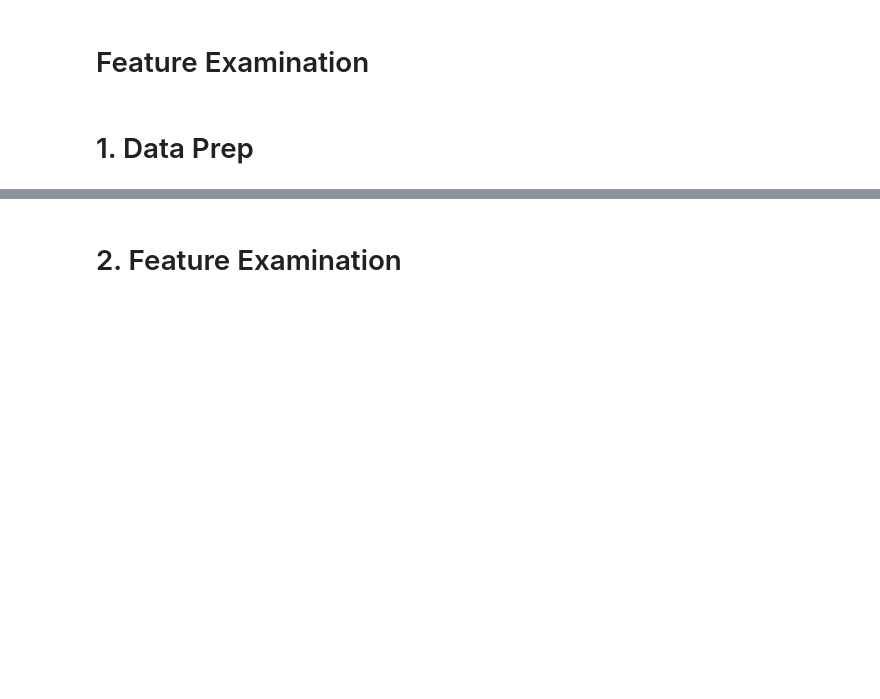
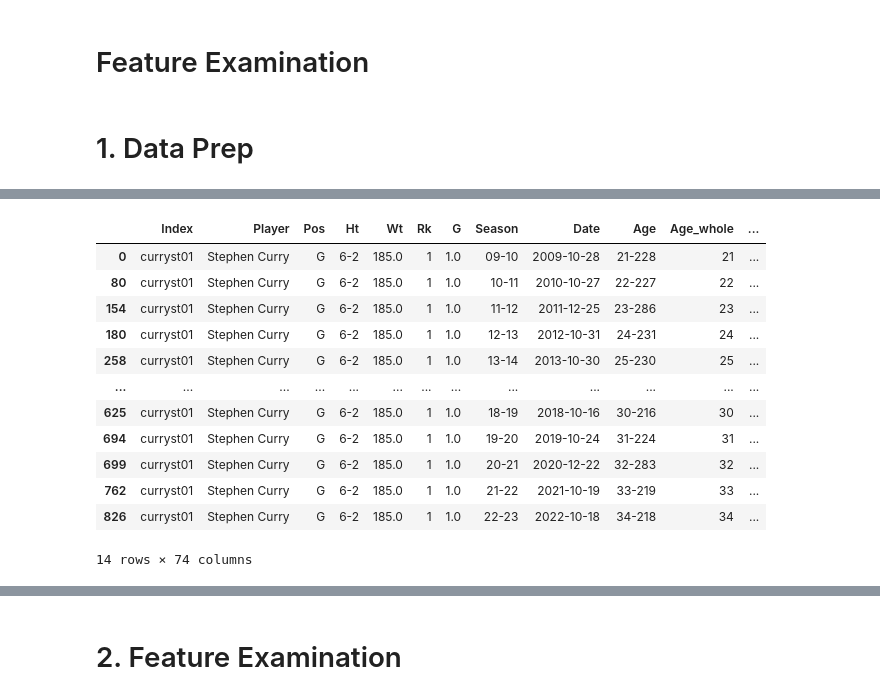
Before and after one commit to calvinnguyen9/Steph_Curry_Player_Prop, a Jupyter notebook: 4. Feature_Engineering.ipynb, the cells around one changed output, grey strips where cells are left out. Saved outputs shown, nothing was run; the diff lists cells and outputs as text; code cells hidden in the pictures; blank space fills up the shorter version.

Commit message:
Updating feature engineering and modeling notebooks
Feature engineering added 2 new features (Avg2PAbyIndividualGuardsVsOpponent and AvgUsageRate) and code for null imputation.

```diff
--- a/4. Feature_Engineering.ipynb
+++ b/4. Feature_Engineering.ipynb
@@ -52,6 +52,33 @@ df_adv['TEAM_ABBREVIATION'] = np.where(df_adv['TEAM_NAME'] == 'Charlotte Hornets
 df_adv['TEAM_ABBREVIATION'] = np.where(df_adv['TEAM_ABBREVIATION'] == 'PHX', 'PHO', df_adv['TEAM_ABBREVIATION'])
 # %%
 df_curry = df.loc[(df['Player'] == 'Stephen Curry')].reset_index(drop=True)
+# %%
+# Creating usage rate for each game
+# Will create feature for model based on past usage rate
+df_curry['UsageRate'] = 0
+
+for index in df_curry.index:
+    season = df_curry.loc[index, 'Season']
+    date = df_curry.loc[index, 'Date']
+    opponent = df_curry.loc[index, 'Opp']
+    player = df_curry.loc[index, 'Player']
+    team = df_curry.loc[index, 'Tm']
+
+    df_tm = df.loc[(df['Season'] == season) & (df['Date'] == date) & (df['Opp'] == opponent)]
+    df_player = df.loc[(df['Season'] == season) & (df['Date'] == date) & (df['Opp'] == opponent) & (df['Player'] == player)]
+
+    fga = df_player['FGA'].iloc[0]
+    fta = df_player['FTA'].iloc[0]
+    tov = df_player['TOV'].iloc[0]
+    mins_played = df_player['MP_num'].iloc[0]
+    team_mins_played = df_tm['MP_num'].sum()
+    team_fga = df_tm['FGA'].sum()
+    team_fta = df_tm['FTA'].sum()
+    team_tov = df_tm['TOV'].sum()
+
+    usage_rate = 100 * ((fga + 0.44 * fta + tov) * (team_mins_played / 5)) / (mins_played * (team_fga + 0.44 * team_fta + team_tov))
+
+    df_curry.loc[index, 'UsageRate'] = usage_rate
 # %% [markdown]
 # Feature Engineering
 # %% [markdown]
@@ -67,6 +94,7 @@ df_curry['Avg_FTA'] = 0
 df_curry['3PT_Percentage'] = 0
 df_curry['FG_Percentage'] = 0
 df_curry['FT_Percentage'] = 0
+df_curry['Avg_Usage_Rate'] = 0
 
 #df_curry['True_Shooting_Percentage_Season'] = 0
 #df_curry['Effective_FG_Percentage_Season'] = 0
@@ -87,6 +115,7 @@ for index in df_curry.index:
     df_curry.loc[index, '3PT_Percentage'] = df_prev['3P'].sum() / df_prev['3PA'].sum()
     df_curry.loc[index, 'FG_Percentage'] = df_prev['FG'].sum() / df_prev['FGA'].sum()
     df_curry.loc[index, 'FT_Percentage'] = df_prev['FT'].sum() / df_prev['FTA'].sum()
+    df_curry.loc[index, 'Avg_Usage_Rate'] = df_prev['UsageRate'].mean()
     #df_curry.loc[index, 'True_Shooting_Percentage_Season'] = true_shooting_percentage_season
     #df_curry.loc[index, 'Effective_FG_Percentage_Season'] = effective_fg_percentage_season
 # %% [output]
@@ -468,3 +502,19 @@ Avg3PAbyIndividualGuardsVsOpponent    11
 AvgFTAbyGuardsVsOpponent              11
 StephScoringAVGvsOPP                  32
 dtype: int64
+# %%
+df_curry.loc[df_curry['PPG'].isna()]
+# %% [output]
+|  | Index | Player | Pos | Ht | Wt | Rk | G | Season | Date | Age | Age_whole | ... |
+| 0 | curryst01 | Stephen Curry | G | 6-2 | 185.0 | 1 | 1.0 | 09-10 | 2009-10-28 | 21-228 | 21 | ... |
+| 80 | curryst01 | Stephen Curry | G | 6-2 | 185.0 | 1 | 1.0 | 10-11 | 2010-10-27 | 22-227 | 22 | ... |
+| 154 | curryst01 | Stephen Curry | G | 6-2 | 185.0 | 1 | 1.0 | 11-12 | 2011-12-25 | 23-286 | 23 | ... |
+| 180 | curryst01 | Stephen Curry | G | 6-2 | 185.0 | 1 | 1.0 | 12-13 | 2012-10-31 | 24-231 | 24 | ... |
+| 258 | curryst01 | Stephen Curry | G | 6-2 | 185.0 | 1 | 1.0 | 13-14 | 2013-10-30 | 25-230 | 25 | ... |
+| ... | ... | ... | ... | ... | ... | ... | ... | ... | ... | ... | ... | ... |
+| 625 | curryst01 | Stephen Curry | G | 6-2 | 185.0 | 1 | 1.0 | 18-19 | 2018-10-16 | 30-216 | 30 | ... |
+| 694 | curryst01 | Stephen Curry | G | 6-2 | 185.0 | 1 | 1.0 | 19-20 | 2019-10-24 | 31-224 | 31 | ... |
+| 699 | curryst01 | Stephen Curry | G | 6-2 | 185.0 | 1 | 1.0 | 20-21 | 2020-12-22 | 32-283 | 32 | ... |
+| 762 | curryst01 | Stephen Curry | G | 6-2 | 185.0 | 1 | 1.0 | 21-22 | 2021-10-19 | 33-219 | 33 | ... |
+| 826 | curryst01 | Stephen Curry | G | 6-2 | 185.0 | 1 | 1.0 | 22-23 | 2022-10-18 | 34-218 | 34 | ... |
+14 rows × 74 columns
```
Also changed, not shown: parts of 16 cells of this notebook, 1 other file.
